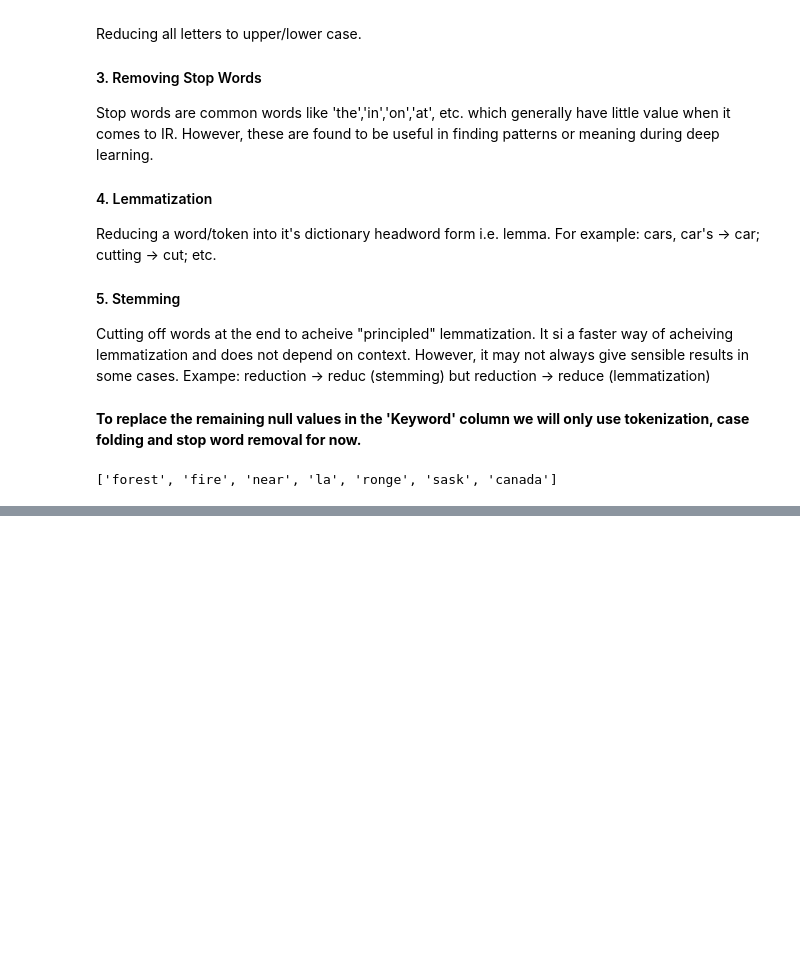
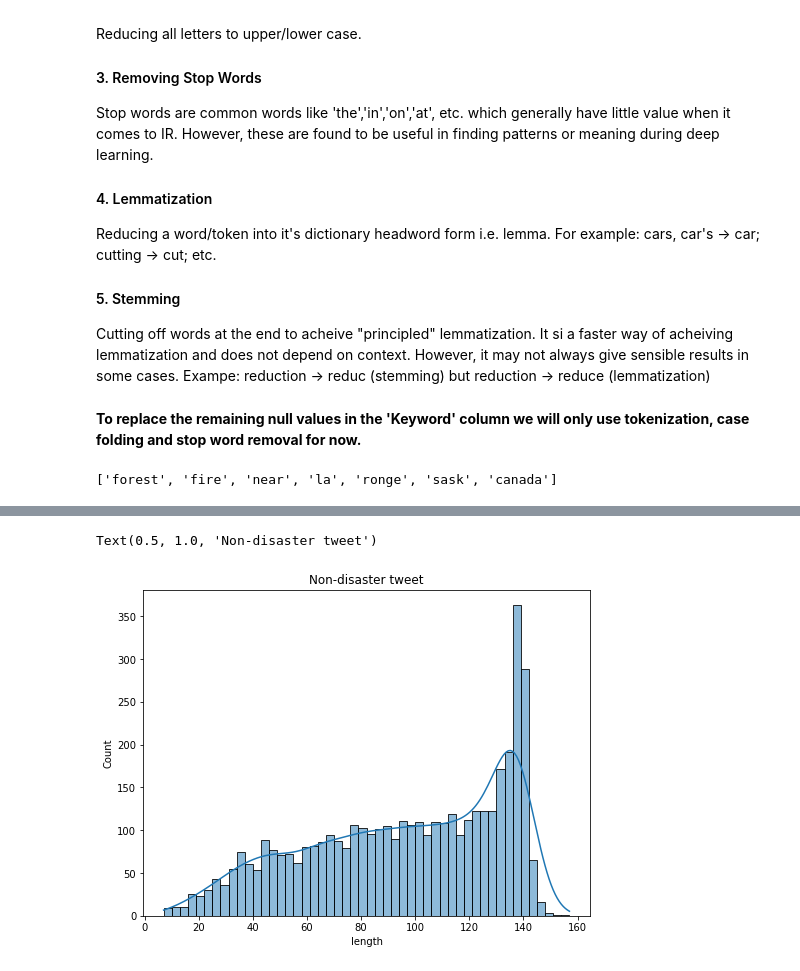
Before and after one commit to Shiska07/Information-Retreval-and-Natural-Language-Processing, a Jupyter notebook: Data-preprocessing-for-NLP-using-normalization.ipynb, the cells around one changed output, grey strips where cells are left out. Cells and saved outputs as stored; diff of their text form; code cells hidden in the pictures; blank space fills up the shorter version.

```diff
--- a/Data-preprocessing-for-NLP-using-normalization.ipynb
+++ b/Data-preprocessing-for-NLP-using-normalization.ipynb
@@ -309,0 +319,7 @@ Test: 1
+# %%
+plt.figure(figsize = (8,6))
+sns.histplot(df_train[df_train['target'] == 0]['length'], bins = 50, kde = True)
+plt.title("Non-disaster tweet")
+# %% [output]
+Text(0.5, 1.0, 'Non-disaster tweet')
+[figure, added]
```
Also changed, not shown: parts of 11 cells of this notebook.
